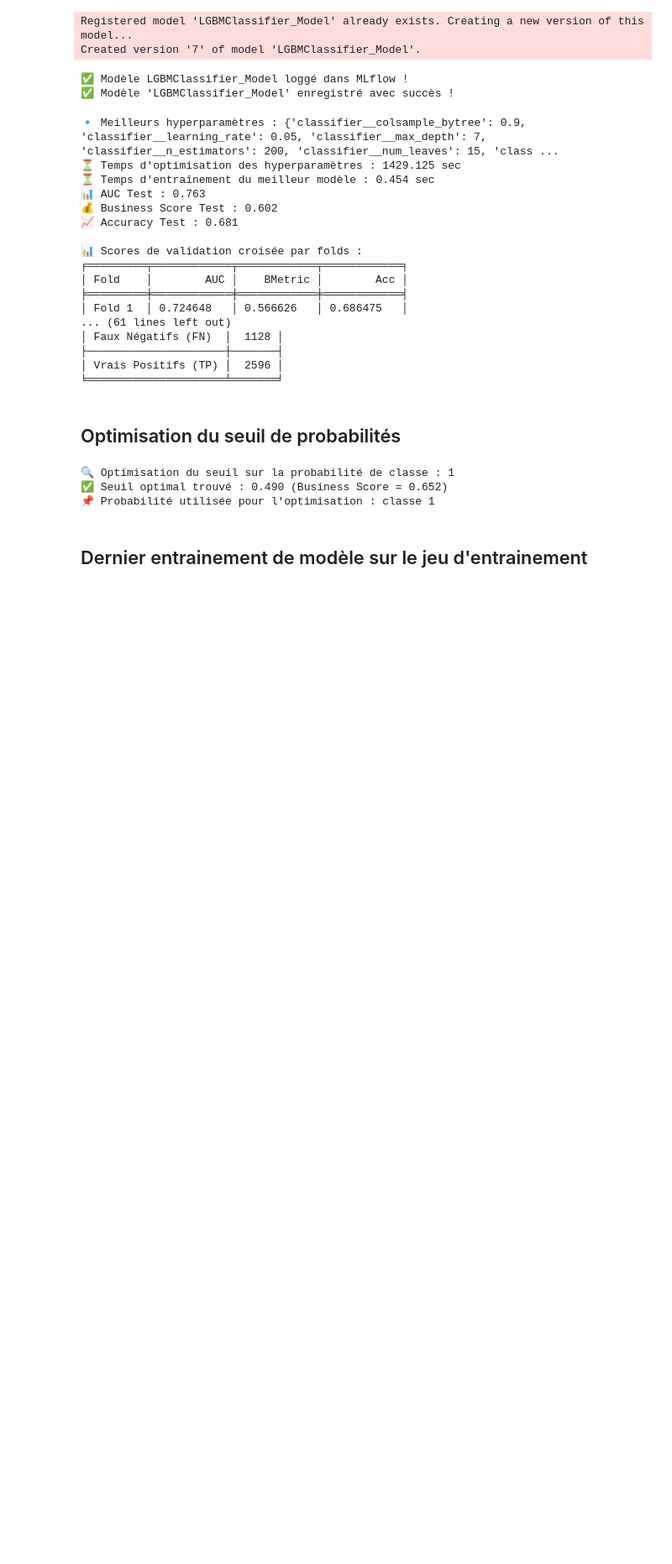
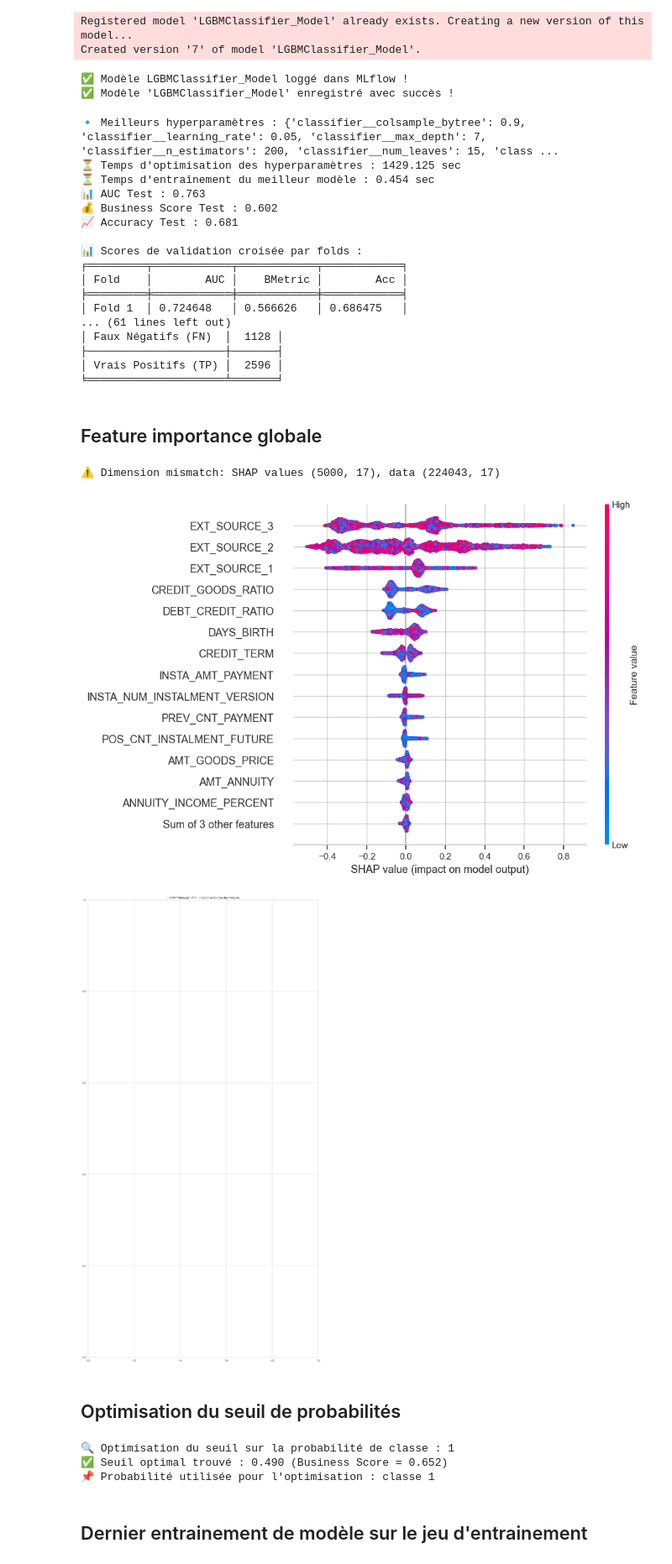
Before and after one commit to davfgh/Projet7_OpenClassrooms, a Jupyter notebook: Farizon_David_2_notebook_modelisation_012025.ipynb, the cells around one changed output. Shown at 84% size. Saved outputs shown, nothing was run; the diff lists cells and outputs as text; code cells hidden in the pictures; blank space fills up the shorter version.

```diff
--- a/Farizon_David_2_notebook_modelisation_012025.ipynb
+++ b/Farizon_David_2_notebook_modelisation_012025.ipynb
@@ -1929,5 +1928,47 @@ display_results(results_lgbm_us)
 ├─────────────────────┼───────┤
 │ Vrais Positifs (TP) │  2596 │
 ╘═════════════════════╧═══════╛
+# %% [markdown]
+## Feature importance globale
+# %%
+# Vérification que SHAP a bien été calculé
+if results_lgbm_cw["feature_importance"]["shap_values"] is not None:
+    shap_values = results_lgbm_cw["feature_importance"]["shap_values"]
+    feature_names = results_lgbm_cw["feature_importance"]["feature_names"]
+    data = results_lgbm_cw["feature_importance"]["data"]
+
+    # 🔹 Vérification si shap_values est une liste (cas binaire LightGBM)
+    if isinstance(shap_values, list):
+        print(f"⚠️ SHAP renvoie {len(shap_values)} matrices. Utilisation de la classe positive (1).")
+        shap_values = shap_values[1]  # Prendre les SHAP values de la classe 1
+
+    # 🔹 Vérification de la taille des données
+    if shap_values.shape[0] != data.shape[0]:
+        print(f"⚠️ Dimension mismatch: SHAP values {shap_values.shape}, data {data.shape}")
+
+        # Ajustement : on utilise un sous-échantillon correspondant
+        min_rows = min(shap_values.shape[0], data.shape[0])
+        shap_values = shap_values[:min_rows, :]
+        data = data.iloc[:min_rows, :]
+
+    # Création d'un objet SHAP Explanation
+    explainer = shap.Explanation(
+        values=shap_values,
+        data=data,
+        feature_names=feature_names
+    )
+
+    # Génération et affichage du Beeswarm Plot
+    plt.figure(figsize=(10, 6))
+    shap.plots.beeswarm(explainer, max_display=15)
+    plt.title("📊 SHAP Beeswarm Plot - Importance Globale des Features")
+    plt.show()
+
+else:
+    print("❌ Les valeurs SHAP ne sont pas disponibles dans results_lgbm_cw.")
+# %% [output]
+⚠️ Dimension mismatch: SHAP values (5000, 17), data (224043, 17)
+[figure, added]
+[figure, added]
 # %% [markdown]
 ## Optimisation du seuil de probabilités
```
Also changed, not shown: parts of 8 cells of this notebook, 5 other files.
